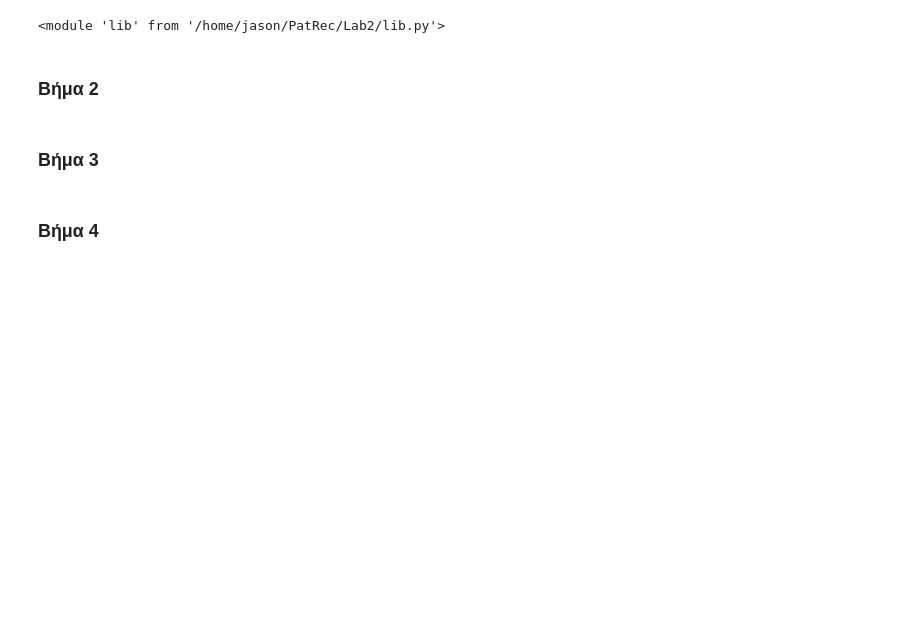
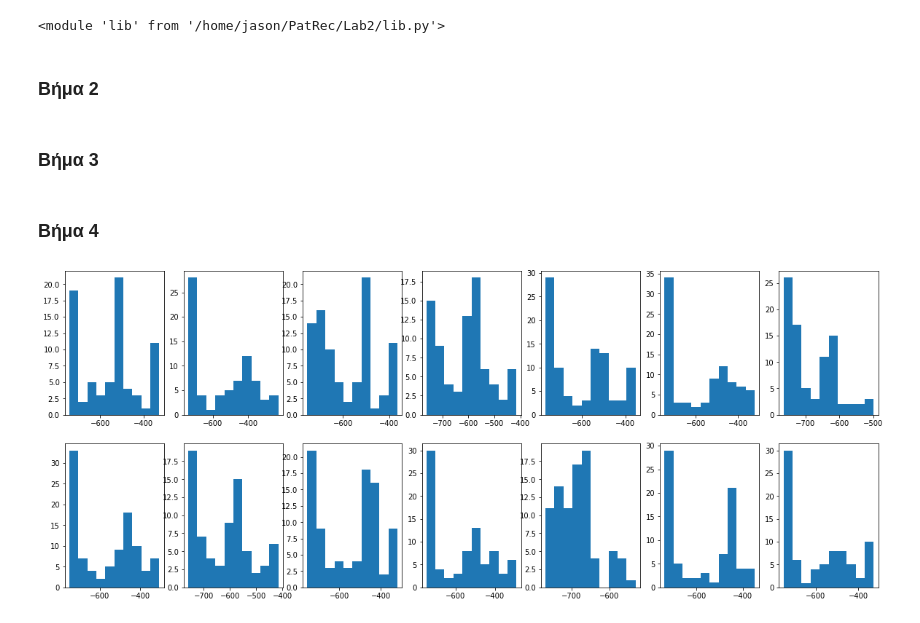
Before and after one commit to JasonChatzitheodorou/PatRec, a Jupyter notebook: Lab2/PatRec_Lab2.ipynb, the cells around one changed output. Cells and saved outputs as stored; diff of their text form; code cells hidden in the pictures; blank space fills up the shorter version.

```diff
--- a/Lab2/PatRec_Lab2.ipynb
+++ b/Lab2/PatRec_Lab2.ipynb
@@ -29,8 +34,7 @@ window_samples = int(window_time * fs)
 # %%
 mfcc_list = []
 for wav in wavs:
-    kwargs = {'n_mfcc': 13, 'hop_length': hop_samples, 'n_fft': window_samples}
-    mfcc_list.append(librosa.feature.mfcc(y=wav, sr=fs, **kwargs))
+    mfcc_list.append(lib.calc_mfcc(wav, hop_samples, window_samples))
 # %%
 # Default axis = -1 chooses columns
 
@@ -42,5 +46,20 @@ delta_deltas = [librosa.feature.delta(mfcc, order=2) for mfcc in mfcc_list]
 n1 = 'six' # 03117169
 n2 = 'nine' # 03117089
 # %%
-n1_mfcc_list = [mfcc_list[idx] for idx, digit in enumerate(digits) if digit == n1]
-n2_mfcc_list = [mfcc_list[idx] for idx, digit in enumerate(digits) if digit == n2]
+n1_mfcc_list = [mfcc for mfcc, digit in zip(mfcc_list, digits) if digit == n1]
+n2_mfcc_list = [mfcc for mfcc, digit in zip(mfcc_list, digits) if digit == n2]
+# %%
+n1_first_feature = [mfcc[0] for mfcc in n1_mfcc_list]
+
+n1_size = len(n1_mfcc_list)
+rows = 2
+cols = int(n1_size / rows)
+
+fig, axs = plt.subplots(nrows=rows, ncols=cols, figsize=(20, 8))
+axs = axs.flatten()
+for x, ax in zip(n1_first_feature, axs):
+    ax.hist(x)
+
+plt.show()
+# %% [output]
+[figure, added]
```
Also changed, not shown: parts of 12 cells of this notebook, 1 other file.
